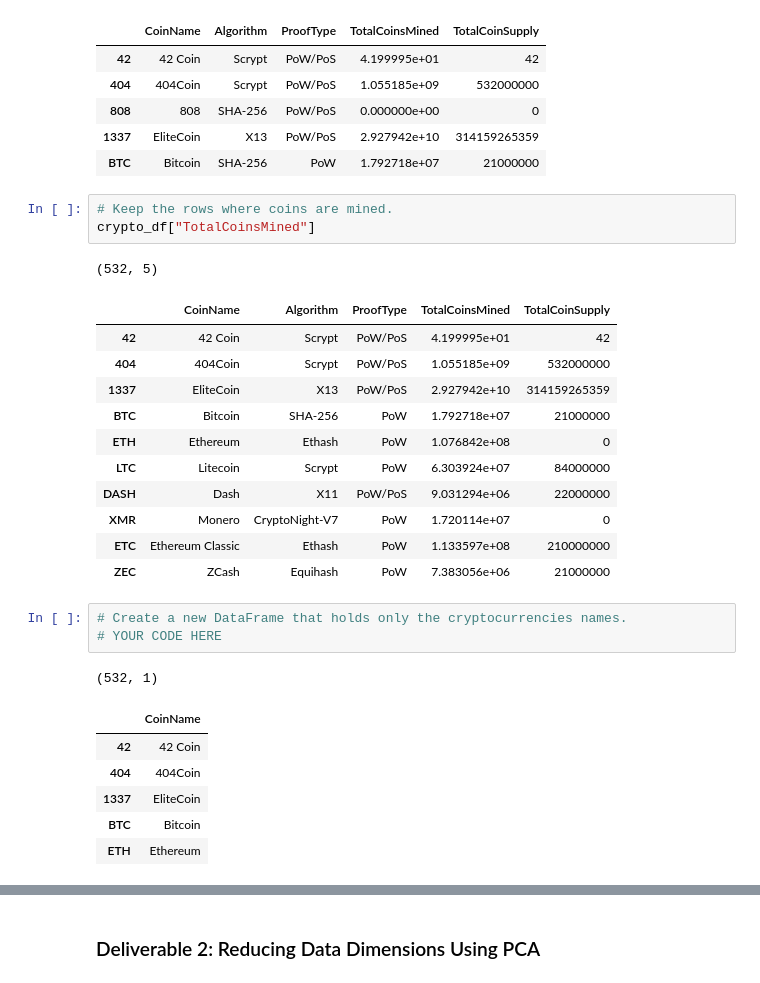
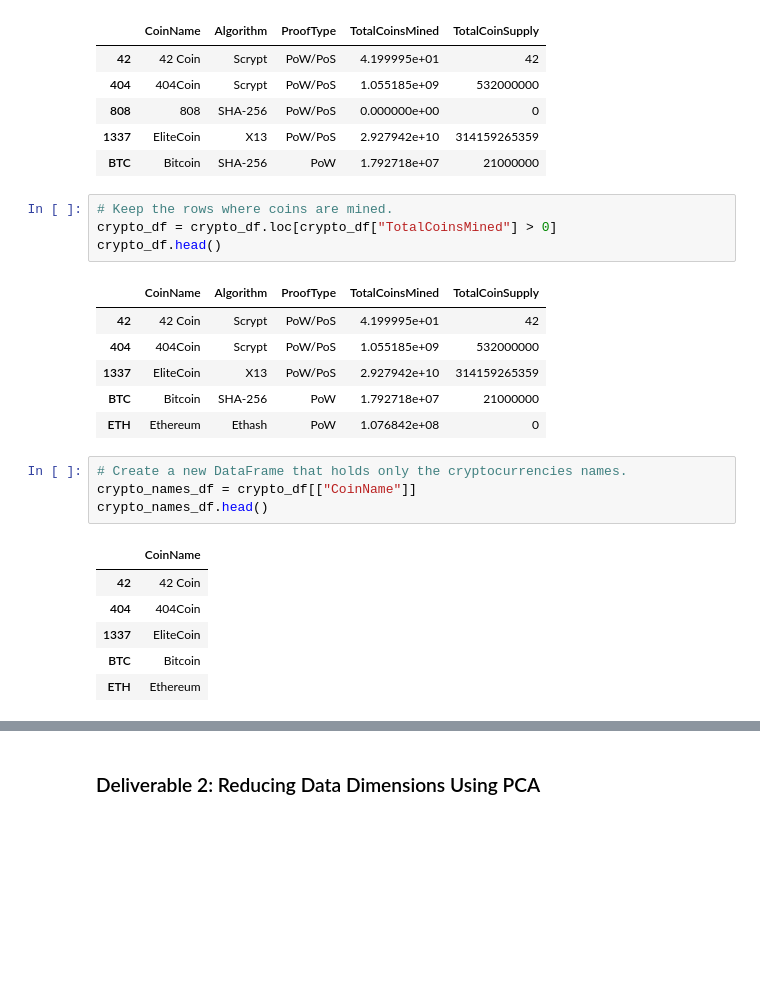
Before and after one commit to jhilberdink/Cryptocurrencies, a Jupyter notebook: crypto_clustering.ipynb, the cells around one changed output, grey strips where cells are left out. Cells and saved outputs as stored; diff of their text form; blank space fills up the shorter version.

```diff
--- a/crypto_clustering.ipynb
+++ b/crypto_clustering.ipynb
@@ -83,25 +83,20 @@ crypto_df.head()
 | BTC | Bitcoin | SHA-256 | PoW | 1.792718e+07 | 21000000 |
 # %%
 # Keep the rows where coins are mined.
-crypto_df["TotalCoinsMined"]
+crypto_df = crypto_df.loc[crypto_df["TotalCoinsMined"] > 0]
+crypto_df.head()
 # %% [output]
-(532, 5)
 |  | CoinName | Algorithm | ProofType | TotalCoinsMined | TotalCoinSupply |
 | 42 | 42 Coin | Scrypt | PoW/PoS | 4.199995e+01 | 42 |
 | 404 | 404Coin | Scrypt | PoW/PoS | 1.055185e+09 | 532000000 |
 | 1337 | EliteCoin | X13 | PoW/PoS | 2.927942e+10 | 314159265359 |
 | BTC | Bitcoin | SHA-256 | PoW | 1.792718e+07 | 21000000 |
 | ETH | Ethereum | Ethash | PoW | 1.076842e+08 | 0 |
-| LTC | Litecoin | Scrypt | PoW | 6.303924e+07 | 84000000 |
-| DASH | Dash | X11 | PoW/PoS | 9.031294e+06 | 22000000 |
-| XMR | Monero | CryptoNight-V7 | PoW | 1.720114e+07 | 0 |
-| ETC | Ethereum Classic | Ethash | PoW | 1.133597e+08 | 210000000 |
-| ZEC | ZCash | Equihash | PoW | 7.383056e+06 | 21000000 |
 # %%
 # Create a new DataFrame that holds only the cryptocurrencies names.
-# YOUR CODE HERE
+crypto_names_df = crypto_df[["CoinName"]]
+crypto_names_df.head()
 # %% [output]
-(532, 1)
 |  | CoinName |
 | 42 | 42 Coin |
 | 404 | 404Coin |
```
Also changed, not shown: parts of 3 cells of this notebook, 1 other file.
